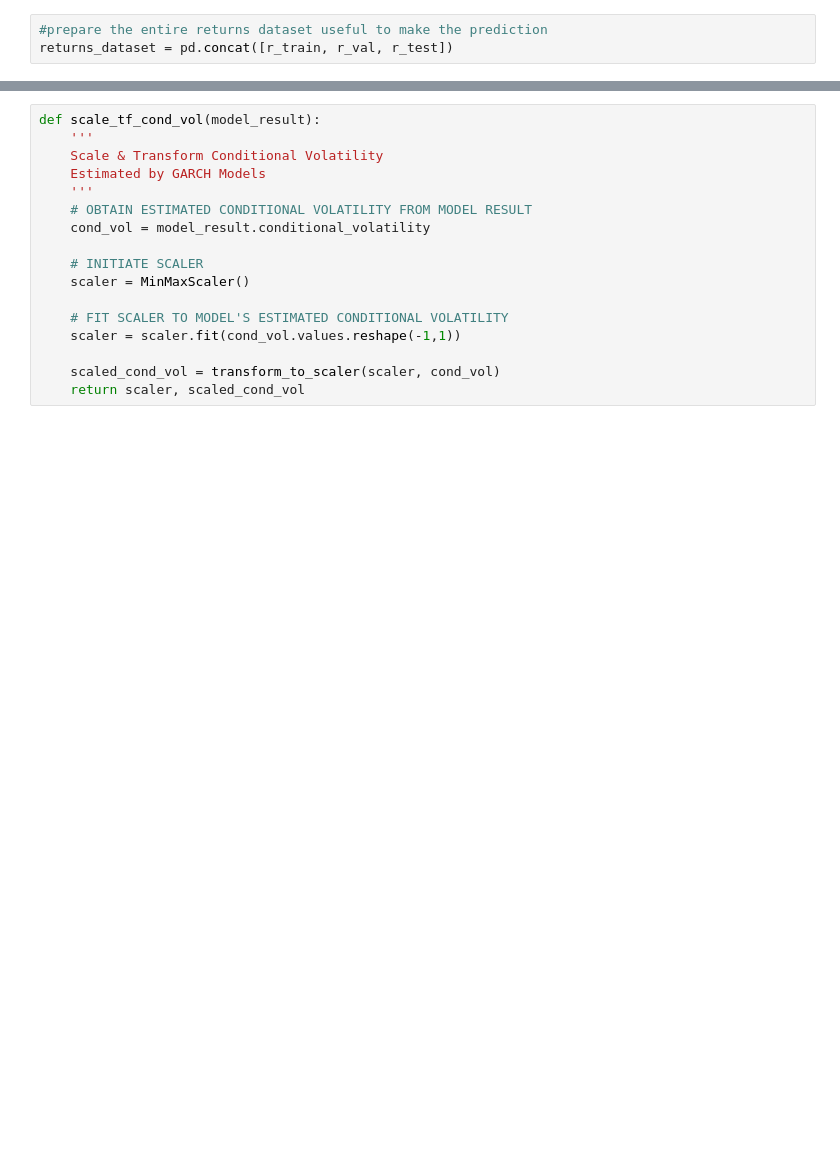
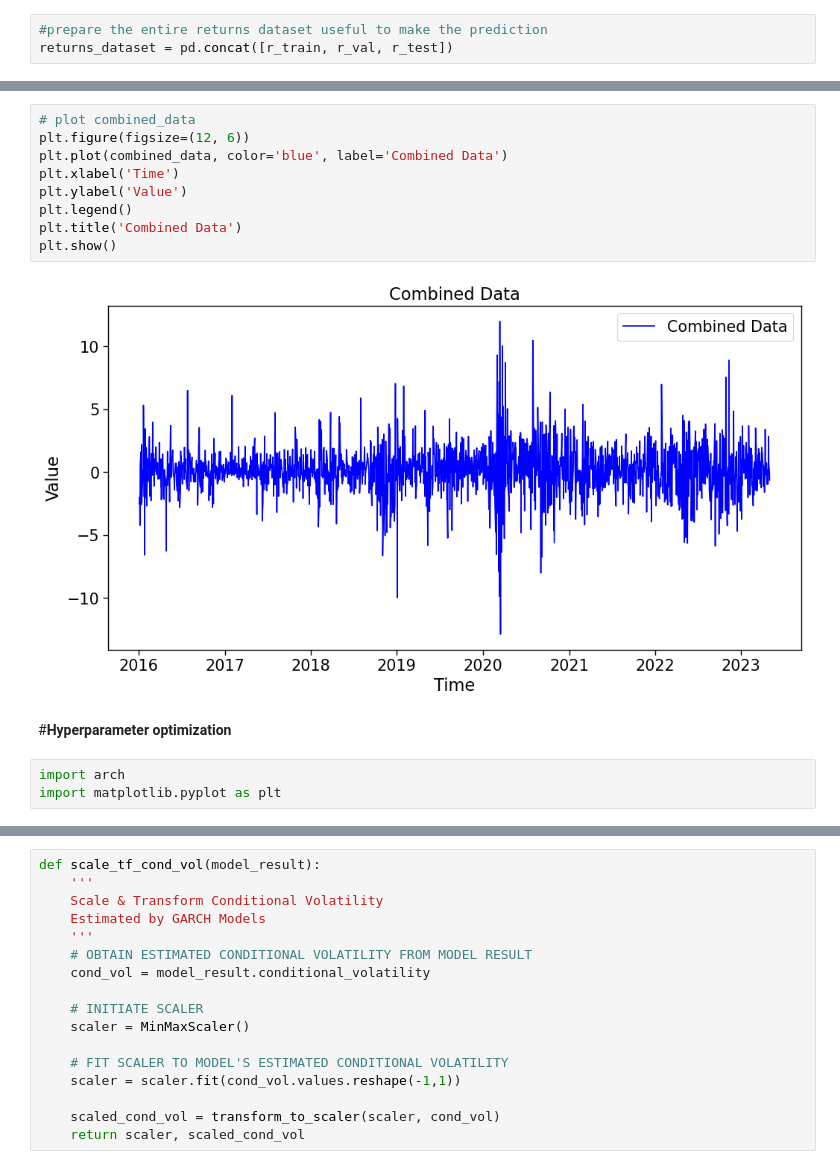
Before and after one commit to lorenzogiarnese/forecasting-volatility-as-a-service, a Jupyter notebook: volatility_forecasting.ipynb, the cells around one changed output, grey strips where cells are left out. Saved outputs shown, nothing was run; the diff lists cells and outputs as text; blank space fills up the shorter version.

```diff
--- a/volatility_forecasting.ipynb
+++ b/volatility_forecasting.ipynb
@@ -437 +447,17 @@ max        11.980828
 Name: returns, dtype: float64
+# %%
+# plot combined_data
+plt.figure(figsize=(12, 6))
+plt.plot(combined_data, color='blue', label='Combined Data')
+plt.xlabel('Time')
+plt.ylabel('Value')
+plt.legend()
+plt.title('Combined Data')
+plt.show()
+# %% [output]
+[figure, added]
+# %% [markdown]
+#**Hyperparameter optimization**
+# %%
+import arch
+import matplotlib.pyplot as plt
```
Also changed, not shown: parts of 26 cells of this notebook.
